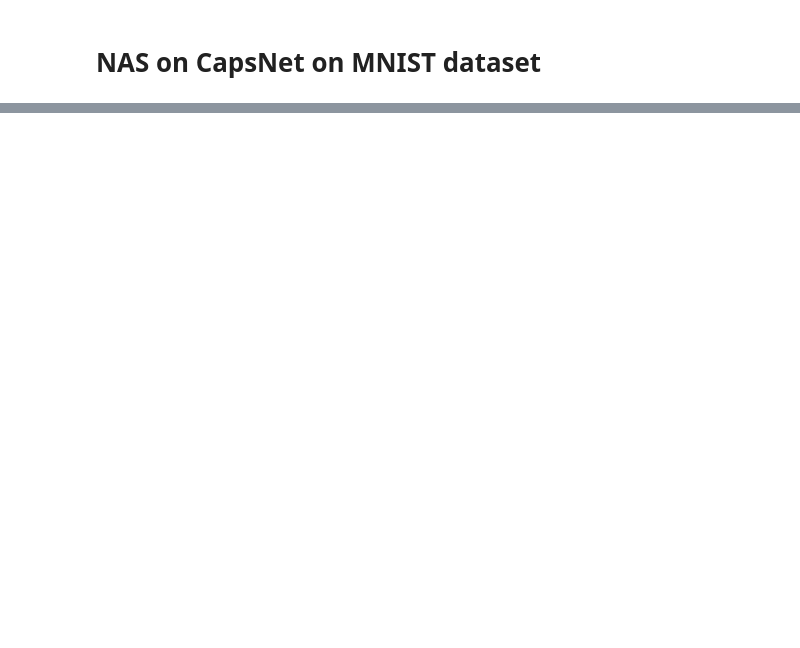
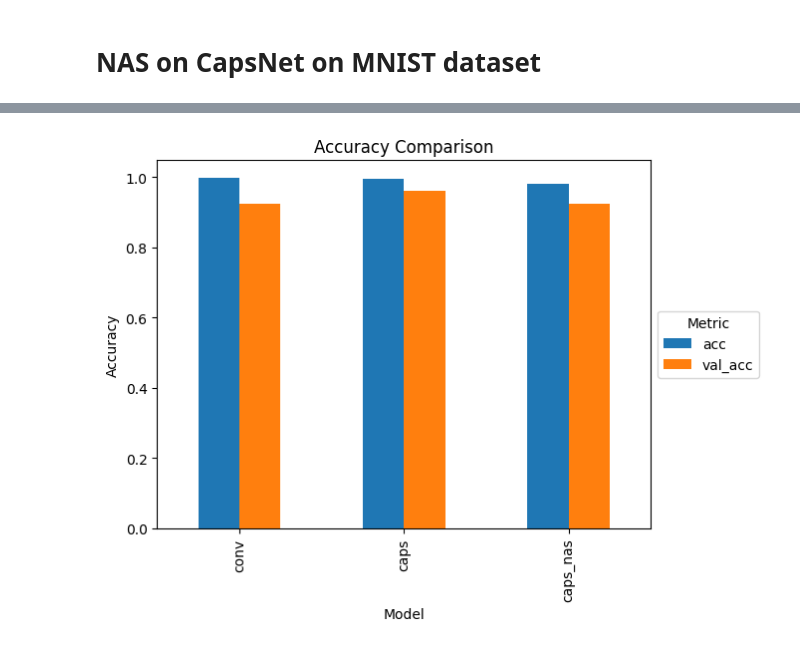
Before and after one commit to MathieuCherpitel/Fast-CapsNets, a Jupyter notebook: notebooks/nas_mnist.ipynb, the cells around one changed output, grey strips where cells are left out. Saved outputs shown, nothing was run; the diff lists cells and outputs as text; code cells hidden in the pictures; blank space fills up the shorter version.

```diff
--- a/notebooks/nas_mnist.ipynb
+++ b/notebooks/nas_mnist.ipynb
@@ -74,0 +171,10 @@ None
+# %%
+BaselineCapsNetModel.training_metrics['loss'] = [loss * 100 for loss in BaselineCapsNetModel.training_metrics['loss']]
+BaselineCapsNetModel.training_metrics['val_loss'] = [val_loss * 100 for val_loss in BaselineCapsNetModel.training_metrics['val_loss']]
+
+BaselineCapsNetModel.training_metrics = {
+    'loss': BaselineCapsNetModel.training_metrics['loss'],
+    'accuracy': BaselineCapsNetModel.training_metrics['accuracy'],
+    'val_loss': BaselineCapsNetModel.training_metrics['val_loss'],
+    'val_accuracy': BaselineCapsNetModel.training_metrics['val_accuracy'],
+}
@@ -74,0 +301,16 @@ None
+# %%
+df = pd.DataFrame({
+    'conv': {'acc': history.history['accuracy'][-1], 'val_acc': history.history['val_accuracy'][-1]},
+    'caps': {'acc': BaselineCapsNetModel.training_metrics['accuracy'][-1], 'val_acc': BaselineCapsNetModel.training_metrics['val_accuracy'][-1]},
+    'caps_nas': {'acc': NasCapsNet.training_metrics['accuracy'][-1], 'val_acc': NasCapsNet.training_metrics['val_accuracy'][-1]},
+})
+
+df = df.T
+df.plot(kind='bar')
+plt.xlabel('Model')
+plt.ylabel('Accuracy')
+plt.title('Accuracy Comparison')
+plt.legend(title='Metric', loc='center left', bbox_to_anchor=(1, 0.5))
+plt.show()
+# %% [output]
+[figure, added]
```
Also changed, not shown: parts of 24 cells of this notebook, 16 other files.
